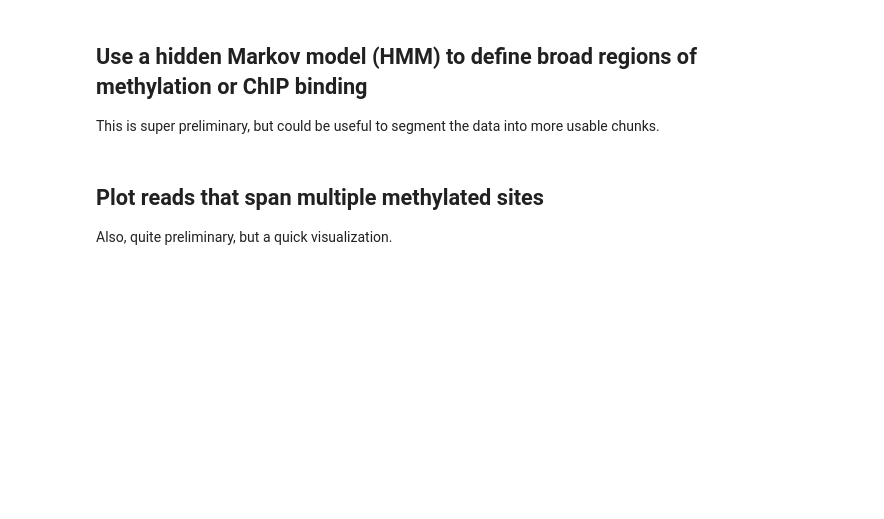
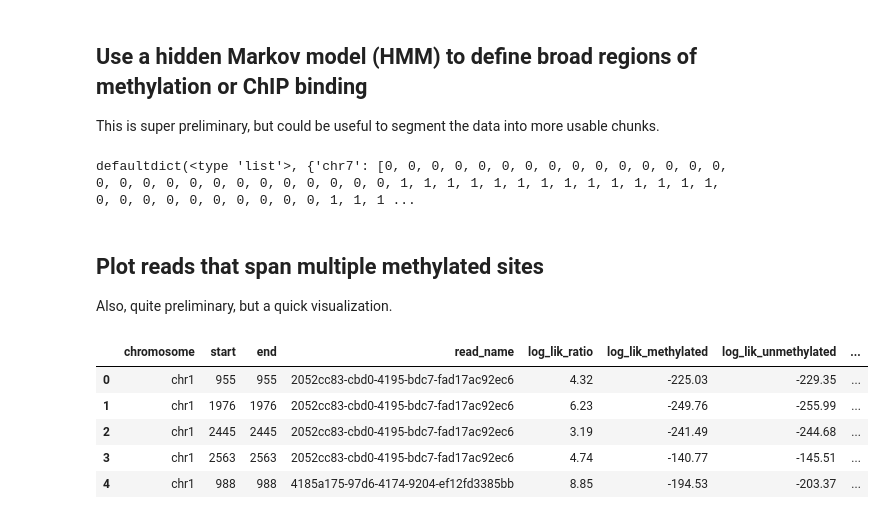
Before and after one commit to tomsasani/ont-sc-methylation, a Jupyter notebook: methylation_analyses.ipynb, the cells around one changed output. Drawn from its saved outputs; the diff is of its cells as text; code cells hidden in the pictures; blank space fills up the shorter version.

Commit message:
updated notebook to plot reads that span multiple methylated sites, along with necessary data file

```diff
--- a/methylation_analyses.ipynb
+++ b/methylation_analyses.ipynb
@@ -285,7 +343,7 @@ for idx, chrom in enumerate(red1_binding_sites):
     s1 = State(d1, name='unbound')
     s2 = State(d2, name='bound')
 
-    # inititate the model
+    # initiate the model
     hmm = HiddenMarkovModel()
     hmm.add_states(s1, s2)
     hmm.add_transition(hmm.start, s1, 0.5)
@@ -310,7 +368,9 @@ for idx, chrom in enumerate(red1_binding_sites):
 
     # record this chromosome's binding profile
     red1_hmm[chrom] = hmm_predictions
-print red1_hmm
+print red1_hmm[:100]
+# %% [output]
+defaultdict(<type 'list'>, {'chr7': [0, 0, 0, 0, 0, 0, 0, 0, 0, 0, 0, 0, 0, 0, 0, 0, 0, 0, 0, 0, 0, 0, 0, 0, 0, 0, 0, 0, 1, 1, 1, 1, 1, 1, 1, 1, 1, 1, 1, 1, 1, 1, 0, 0, 0, 0, 0, 0, 0, 0, 0, 0, 1, 1, 1 ...
 # %% [markdown]
 ## Plot reads that span multiple methylated sites
 
@@ -320 +378,15 @@ df = pd.read_csv("methylation.log-lik-pos.tsv", sep='\t')
+# %%
+# read in a file that contains information about each methylated site
+# in every read in the dataset. i've filtered this file to only include
+# sites in reads that have a `log_lik_ratio` > 2.5 (i.e, are methylated)
+df = pd.read_csv("methylation.log-lik-pos.tsv", sep='\t')
+# take a look at the data
+df.head()
+# %% [output]
+|  | chromosome | start | end | read_name | log_lik_ratio | log_lik_methylated | log_lik_unmethylated | ... |
+| 0 | chr1 | 955 | 955 | 2052cc83-cbd0-4195-bdc7-fad17ac92ec6 | 4.32 | -225.03 | -229.35 | ... |
+| 1 | chr1 | 1976 | 1976 | 2052cc83-cbd0-4195-bdc7-fad17ac92ec6 | 6.23 | -249.76 | -255.99 | ... |
+| 2 | chr1 | 2445 | 2445 | 2052cc83-cbd0-4195-bdc7-fad17ac92ec6 | 3.19 | -241.49 | -244.68 | ... |
+| 3 | chr1 | 2563 | 2563 | 2052cc83-cbd0-4195-bdc7-fad17ac92ec6 | 4.74 | -140.77 | -145.51 | ... |
+| 4 | chr1 | 988 | 988 | 4185a175-97d6-4174-9204-ef12fd3385bb | 8.85 | -194.53 | -203.37 | ... |
 # %%
```
Also changed, not shown: parts of 11 cells of this notebook, 1 other file.
